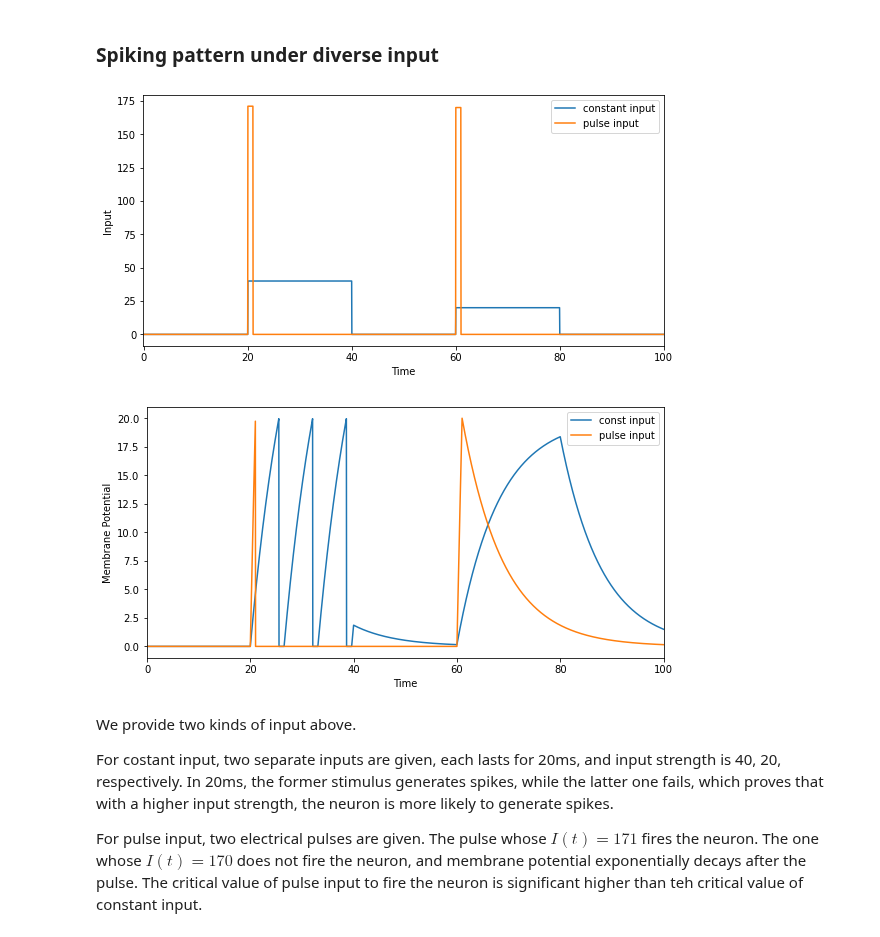
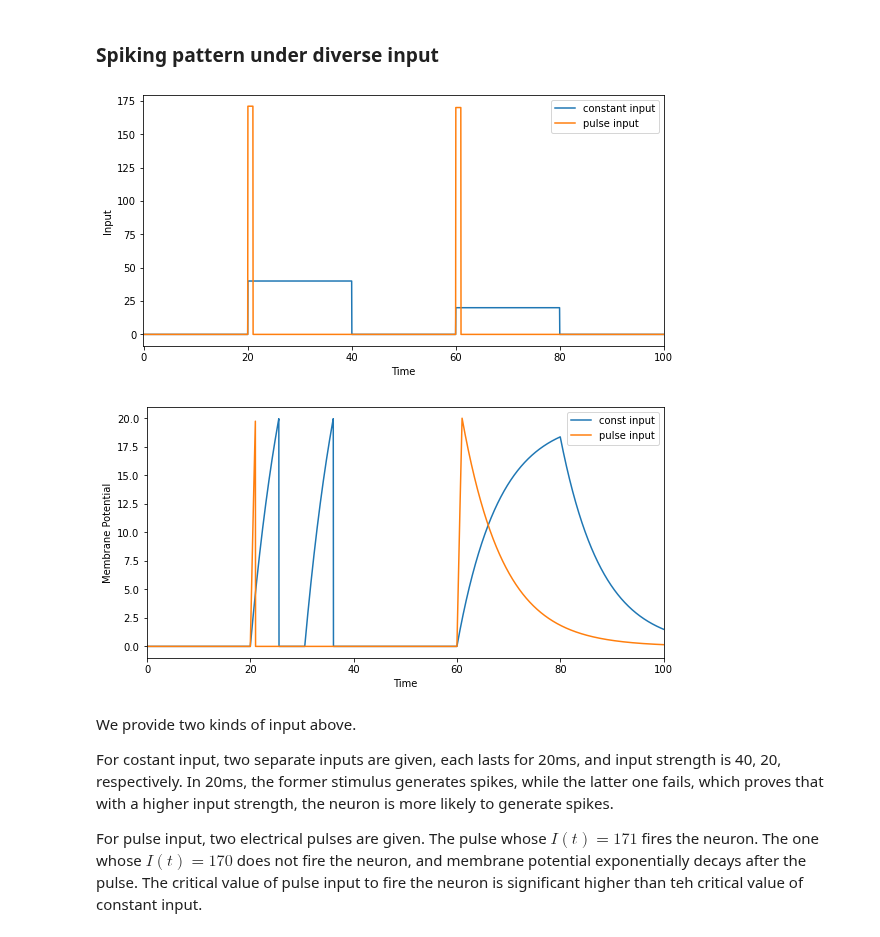
Before and after one commit to quanpeng0/BrainModels, a Jupyter notebook: docs/tutorials/neurons/LIF_model.ipynb, the cells around one changed output. Saved outputs shown, nothing was run; the diff lists cells and outputs as text; code cells hidden in the pictures.

```diff
--- a/docs/tutorials/neurons/LIF_model.ipynb
+++ b/docs/tutorials/neurons/LIF_model.ipynb
@@ -66,7 +66,7 @@ class LIF(bp.NeuGroup):
         dvdt = (-V + V_rest + R * Iext) / tau
         return dvdt
 
-    def __init__(self, size, t_refractory=1., V_rest=0.,
+    def __init__(self, size, t_refractory=5., V_rest=0.,
                  V_reset=-5., V_th=20., R=1., tau=10., **kwargs):
         # parameters
         self.V_rest = V_rest
@@ -78,12 +78,12 @@ class LIF(bp.NeuGroup):
 
         # variables
         num = bp.size2len(size)
-        self.t_last_spike = bp.backend.ones(num) * -1e7
-        self.input = bp.backend.zeros(num)
-        self.V = bp.backend.ones(num) * V_reset
-        self.refractory = bp.backend.zeros(num, dtype=bool)
-        self.spike_cnt = bp.backend.zeros(size)
-        self.spike = bp.backend.zeros(num, dtype=bool)
+        self.t_last_spike = bp.ops.ones(num) * -1e7
+        self.input = bp.ops.zeros(num)
+        self.V = bp.ops.ones(num) * V_reset
+        self.refractory = bp.ops.zeros(num, dtype=bool)
+        self.spike_cnt = bp.ops.zeros(size)
+        self.spike = bp.ops.zeros(num, dtype=bool)
 
         self.integral = bp.odeint(self.derivative)
         super(LIF, self).__init__(size=size, **kwargs)
@@ -92,11 +92,11 @@ class LIF(bp.NeuGroup):
     def update(self, _t):
         refractory = (_t - self.t_last_spike) <= self.t_refractory
         V = self.integral(self.V, _t, self.input, self.V_rest, self.R, self.tau)
-        V = bp.backend.where(refractory, self.V, V)
+        V = bp.ops.where(refractory, self.V, V)
         spike = self.V_th <= V
-        self.t_last_spike = bp.backend.where(spike, _t, self.t_last_spike)
-        self.spike_cnt = bp.backend.where(spike, self.spike_cnt + 1, self.spike_cnt)
-        self.V = bp.backend.where(spike, self.V_reset, V)
+        self.t_last_spike = bp.ops.where(spike, _t, self.t_last_spike)
+        self.spike_cnt = bp.ops.where(spike, self.spike_cnt + 1, self.spike_cnt)
+        self.V = bp.ops.where(spike, self.V_reset, V)
         self.refractory = refractory
         self.input[:] = 0.
         self.spike = spike
@@ -244,7 +244,7 @@ current, pos_dur = bp.inputs.constant_current(
 neu = LIF(1, monitors = ['V'])  #create a single neuron.
 neu.V_rest = 0.
 neu.V_reset = 0.
-neu.V = bp.backend.zeros(1)
+neu.V = bp.ops.zeros(1)
 neu.tau = 8.
 #neu.noise = 0.
 # simulate
@@ -264,40 +264,40 @@ current = bp.inputs.spike_current(
 neu = LIF(1, monitors = ['V'])
 neu.V_rest = 0.
 neu.V_reset = 0.
-neu.V = bp.backend.zeros(1)
+neu.V = bp.ops.zeros(1)
 neu.tau = 8.
 #neu.noise = 0.
 # simulate
 neu.run(duration = duration, inputs = ["input", current], report = False)
 # record
 ts_pul = neu.mon.ts
 input_pul = current
 potential_pul = neu.mon.V[:, 0]
 
 # paint stimulus
 fig, gs = bp.visualize.get_figure(1, 1, 4, 8)
 fig.add_subplot(gs[0, 0])
 plt.xlabel('Time')
 plt.ylabel('Input')
 plt.xlim(-0.1, ts_pul[-1] + 0.1)
 plt.plot(ts_cst, input_cst, label = f'constant input')
 plt.plot(ts_pul, input_pul, label = f'pulse input')
 plt.legend()
 plt.show()
 
 # paint response
 fig, gs = bp.visualize.get_figure(1, 1, 4, 8)
 fig.add_subplot(gs[0, 0])
 plt.xlabel('Time')
 plt.ylabel('Membrane Potential')
 plt.xlim(-0.1, ts_pul[-1] + 0.1)
 plt.plot(ts_cst, potential_cst, label = f'const input')
 plt.plot(ts_pul, potential_pul, label = f'pulse input')
 plt.legend()
 plt.show()
 # %% [output]
 [figure]
-[figure, old version]
+[figure, new version]
 # %% [markdown]
 We provide two kinds of input above.
 
```
Also changed, not shown: parts of 3 cells of this notebook, 4 other files.
